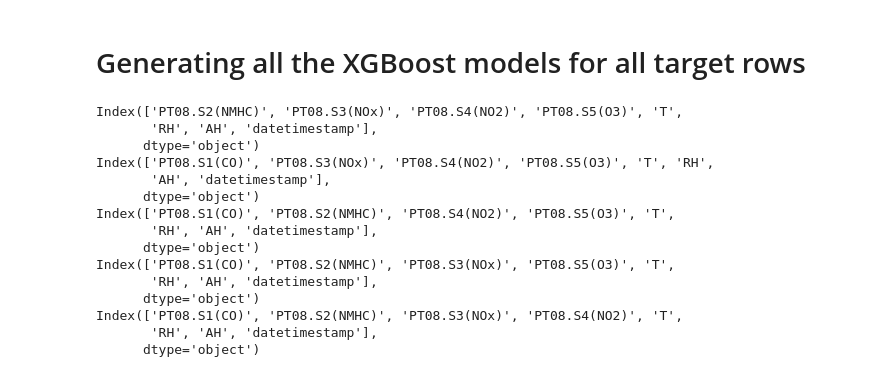
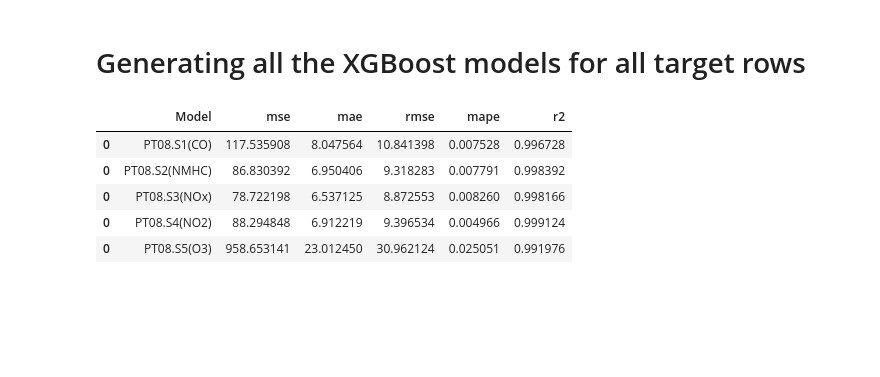
Before and after one commit to miiky976/dl4td_aq, a Jupyter notebook: Master/04_XGBOOSTING.ipynb, the cells around one changed output. Cells and saved outputs as stored; diff of their text form; code cells hidden in the pictures; blank space fills up the shorter version.

```diff
--- a/Master/04_XGBOOSTING.ipynb
+++ b/Master/04_XGBOOSTING.ipynb
@@ -42,28 +40,21 @@ data_train, data_test = train_test_split(data, test_size=.2)
 # %%
+data_train, data_test = train_test_split(data, test_size=.2)
 for i in targets:
     X_train = scaler.fit_transform(data_train.drop(i, axis=1))
-    print(data_train.drop(i, axis=1).columns)
+    # print(data_train.drop(i, axis=1).columns)
     y_train = data_train[i]
     X_test = scaler.fit_transform(data_test.drop(i, axis=1))
     y_test = data_test[i]
     bst = XGBRegressor(booster=specs[0], tree_method=specs[1], max_depth=specs[2], gamma=specs[3])
     bst.fit(X_test, y_test)
     preds = bst.predict(X_test)
     results = pd.concat([results, appendError(i, y_test, preds)])
-    # bst.save_model('models/'+i+'.ubj')
+    bst.save_model('models/'+i+'.json')
+results.tail(5)
 # %% [output]
-Index(['PT08.S2(NMHC)', 'PT08.S3(NOx)', 'PT08.S4(NO2)', 'PT08.S5(O3)', 'T',
-       'RH', 'AH', 'datetimestamp'],
-      dtype='object')
-Index(['PT08.S1(CO)', 'PT08.S3(NOx)', 'PT08.S4(NO2)', 'PT08.S5(O3)', 'T', 'RH',
-       'AH', 'datetimestamp'],
-      dtype='object')
-Index(['PT08.S1(CO)', 'PT08.S2(NMHC)', 'PT08.S4(NO2)', 'PT08.S5(O3)', 'T',
-       'RH', 'AH', 'datetimestamp'],
-      dtype='object')
-Index(['PT08.S1(CO)', 'PT08.S2(NMHC)', 'PT08.S3(NOx)', 'PT08.S5(O3)', 'T',
-       'RH', 'AH', 'datetimestamp'],
-      dtype='object')
-Index(['PT08.S1(CO)', 'PT08.S2(NMHC)', 'PT08.S3(NOx)', 'PT08.S4(NO2)', 'T',
-       'RH', 'AH', 'datetimestamp'],
-      dtype='object')
+|  | Model | mse | mae | rmse | mape | r2 |
+| 0 | PT08.S1(CO) | 117.535908 | 8.047564 | 10.841398 | 0.007528 | 0.996728 |
+| 0 | PT08.S2(NMHC) | 86.830392 | 6.950406 | 9.318283 | 0.007791 | 0.998392 |
+| 0 | PT08.S3(NOx) | 78.722198 | 6.537125 | 8.872553 | 0.008260 | 0.998166 |
+| 0 | PT08.S4(NO2) | 88.294848 | 6.912219 | 9.396534 | 0.004966 | 0.999124 |
+| 0 | PT08.S5(O3) | 958.653141 | 23.012450 | 30.962124 | 0.025051 | 0.991976 |
```
Also changed, not shown: parts of 13 cells of this notebook, 7 other files.
